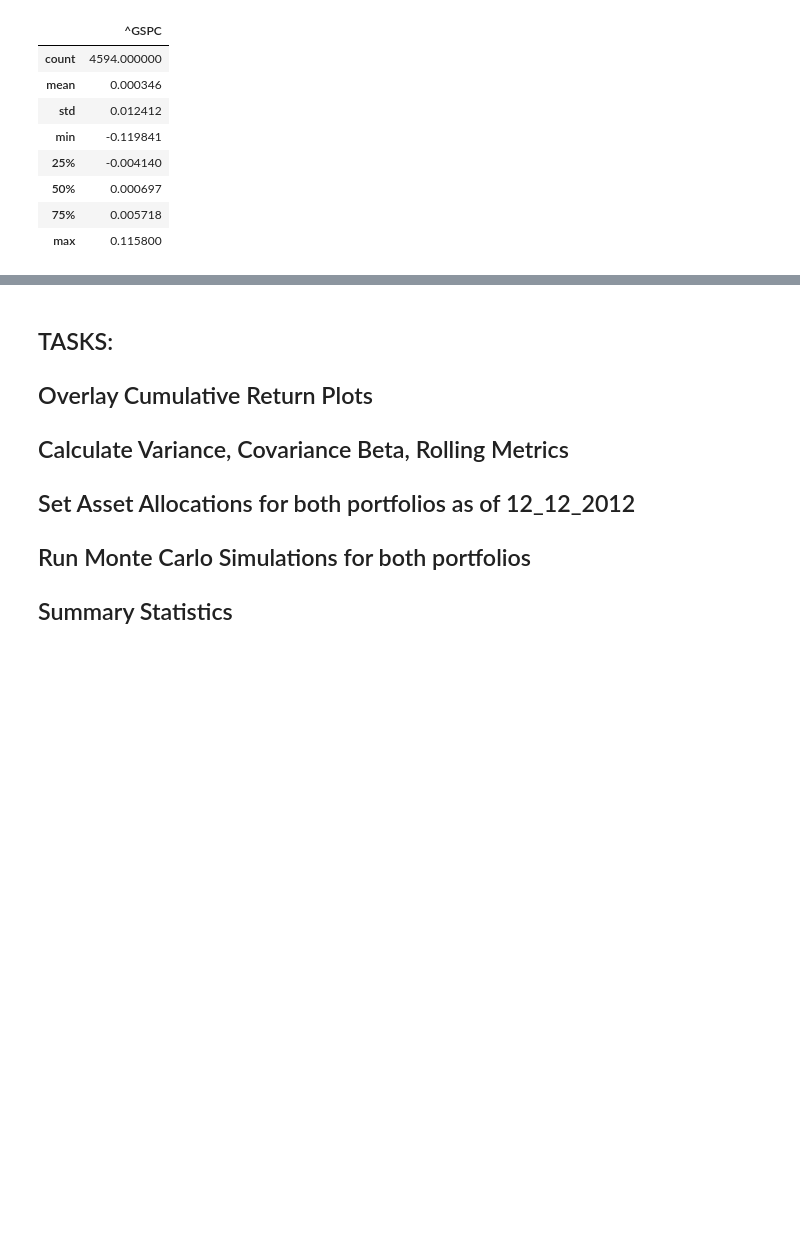
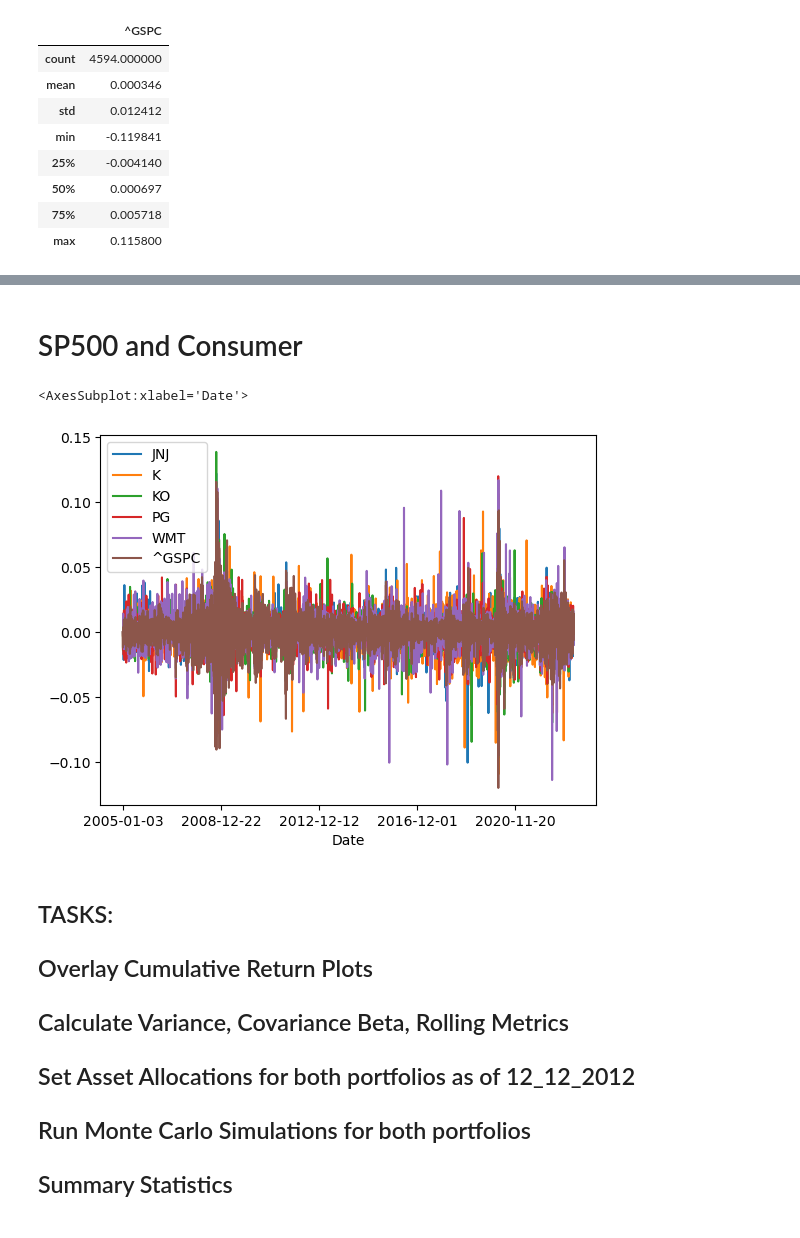
Before and after one commit to reiccv/Project_1_Portfolio_Analysis, a Jupyter notebook: Portfolio_Analysis_Tech_vs_Consumer.ipynb, the cells around one changed output, grey strips where cells are left out. Saved outputs shown, nothing was run; the diff lists cells and outputs as text; code cells hidden in the pictures; blank space fills up the shorter version.

```diff
--- a/Portfolio_Analysis_Tech_vs_Consumer.ipynb
+++ b/Portfolio_Analysis_Tech_vs_Consumer.ipynb
@@ -205,3 +293,11 @@ cumulative_returns_sp_500.plot(figsize=(20,6), title="S&P 500 Cumulative Returns
+# %% [markdown]
+# SP500 and Consumer
+# %%
+ax = daily_returns_consumer_stocks.plot()
+daily_returns_sp_500.plot(ax=ax)
+# %% [output]
+<AxesSubplot:xlabel='Date'>
+[figure, added]
 # %% [markdown]
 ## TASKS:
 ## Overlay Cumulative Return Plots
```
Also changed, not shown: parts of 24 cells of this notebook.
